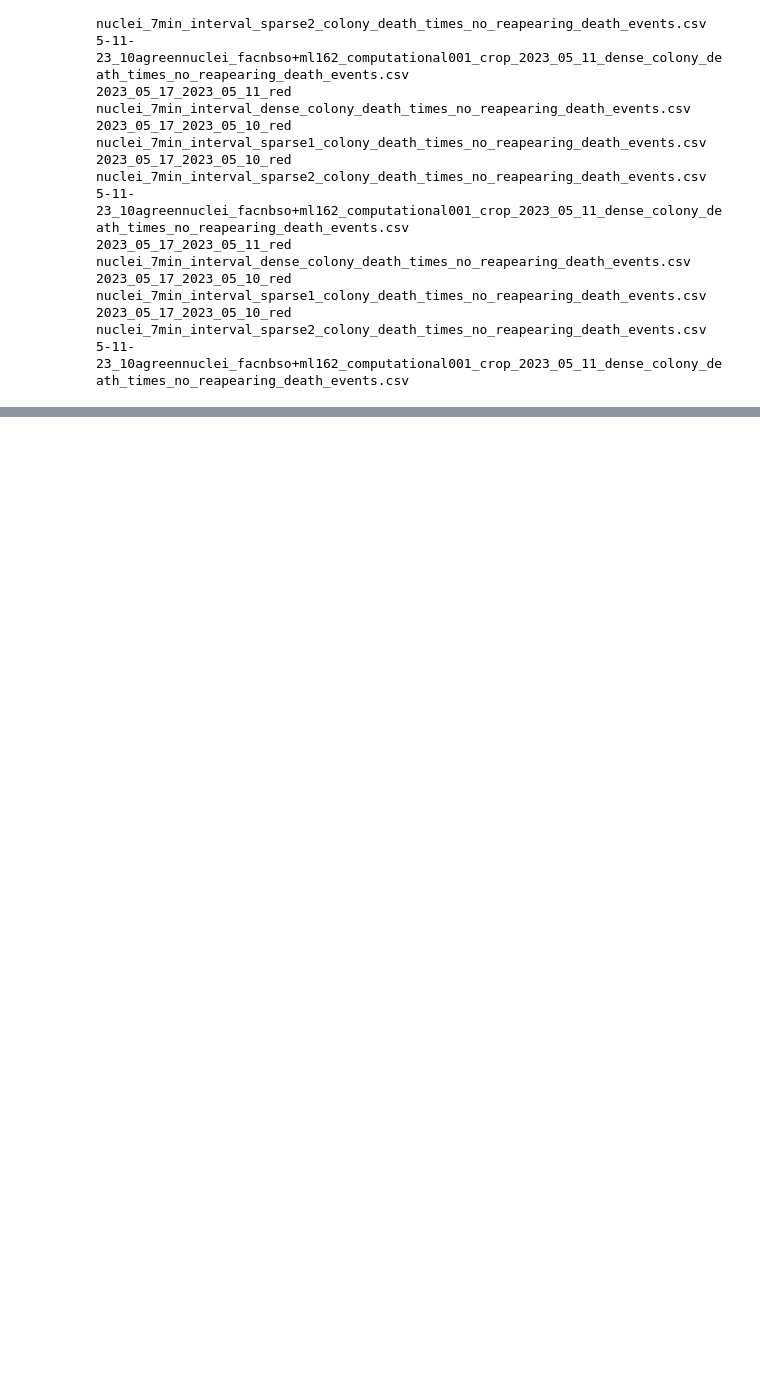
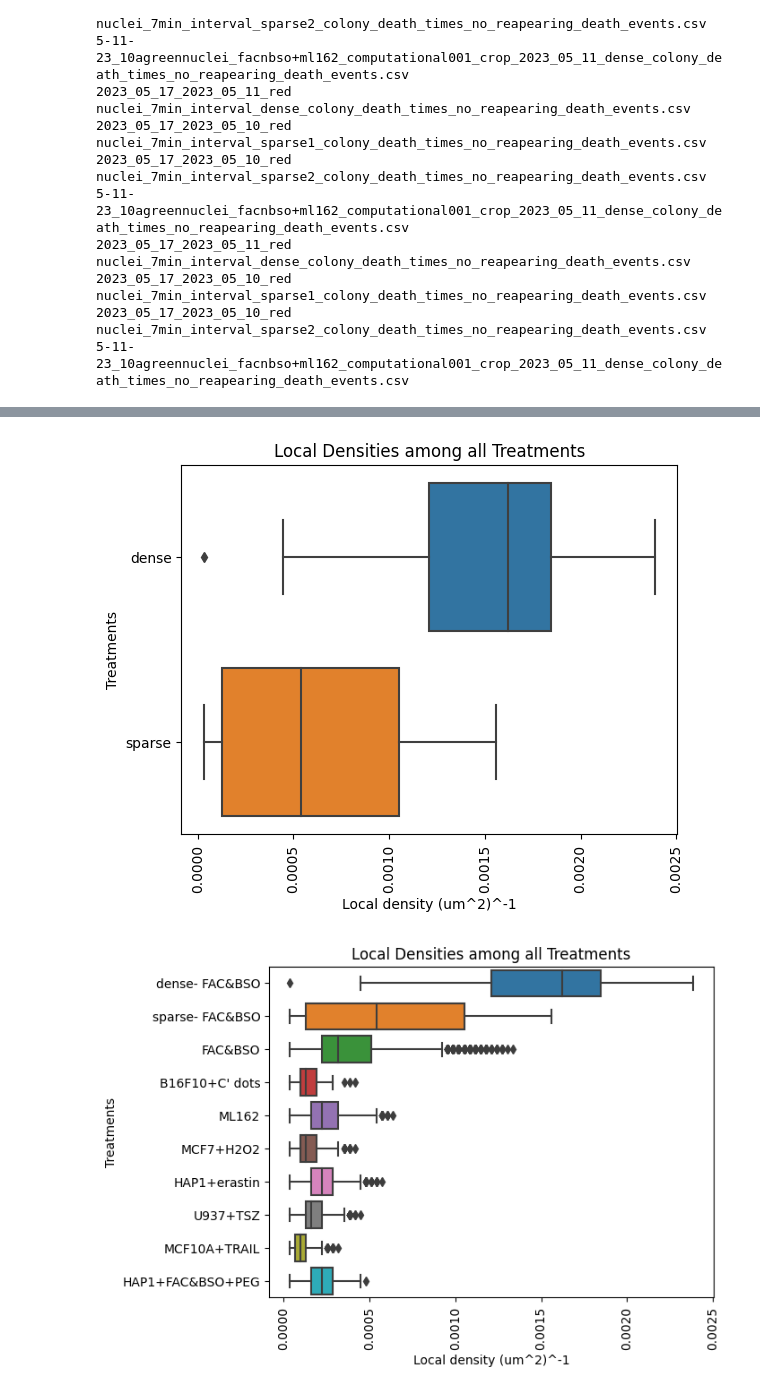
Before and after one commit to esraan/CellDeathQuantification, a Jupyter notebook: DensityAnalysis.ipynb, the cells around one changed output, grey strips where cells are left out. Drawn from its saved outputs; the diff is of its cells as text; code cells hidden in the pictures; blank space fills up the shorter version.

```diff
--- a/DensityAnalysis.ipynb
+++ b/DensityAnalysis.ipynb
@@ -161,0 +217,23 @@ plt.show()
+# %%
+# NEW DATA
+exps_dir_name_new = "/Users/esraan/Library/CloudStorage/GoogleDrive-esraan@post.bgu.ac.il/My Drive/PhD materials/2023DataSet/CSVs_trackmate_fiji"
+"/Users/yishaiazabary/PycharmProjects/University/CellDeathQuantification/Data/2023 data/OriginalTimeFramesData"
+meta_data_file_full_path_new= "/Users/esraan/Library/CloudStorage/GoogleDrive-esraan@post.bgu.ac.il/My Drive/PhD materials/2023DataSet/2023ExperimentsMetaData.csv"
+meta_data_extract_exp_names_new= pd.read_csv(meta_data_file_full_path_new)
+exp_names_new = meta_data_extract_exp_names_new.iloc[8:12,1]
+
+all_new_exp_results_local_density_values = calc_exp_all_cells_local_densities_for_distribution(exp_name = list(exp_names_new),
+                                                                                           exps_dir_path=exps_dir_name_new,
+                                                                                           meta_data_full_file_path=meta_data_file_full_path_new,
+                                                                                           radious_for_density = 100)
+
+melted_local_densities_distribution_new_exp_df= pd.DataFrame.from_dict(format_melt_df_distribution_values(exp_names=exp_names_new,
+                                                                                                        dict_of_exp_values_of_the_designated_variable_density_deltaTODs_distances=all_new_exp_results_local_density_values,
+                                                                                                        meta_data_full_file_path=meta_data_file_full_path_new,
+                                                                                                        name_of_the_melted_variable="Local_density",
+                                                                                                        Density_needed=True))
+
+new_exp_local_density = melted_local_densities_distribution_new_exp_df.melt(id_vars=["Experiment_name","Treatment","Density"])
+
+new_exp_local_density["Sh_Treatment"] = [replacing_name_1(item) for item in new_exp_local_density["Experiment_name"]]
+all_exp_new_and_previous_local_density = pd.concat([new_exp_local_density,previous_exp_local_density])
@@ -161,0 +245,22 @@ plt.show()
+# %%
+import seaborn as sns
+import matplotlib.pyplot as plt
+Figure=sns.boxplot(y='Density', x='value', data= new_exp_local_density, orient="h")
+plt.title("Local Densities among all Treatments")
+plt.xlabel("Local density (um^2)^-1")
+plt.ylabel("Treatments")
+Figure.tick_params(axis='x', rotation=90)
+# Figure.set(xscale="log")
+plt.show()
+import seaborn as sns
+import matplotlib.pyplot as plt
+Figure=sns.boxplot(y='Sh_Treatment', x='value', data= all_exp_new_and_previous_local_density, orient="h")
+plt.title("Local Densities among all Treatments")
+plt.xlabel("Local density (um^2)^-1")
+plt.ylabel("Treatments")
+Figure.tick_params(axis='x', rotation=90)
+# Figure.set(xscale="log")
+plt.show()
+# %% [output]
+[figure, added]
+[figure, added]
```
Also changed, not shown: parts of 12 cells of this notebook, 5 other files.
